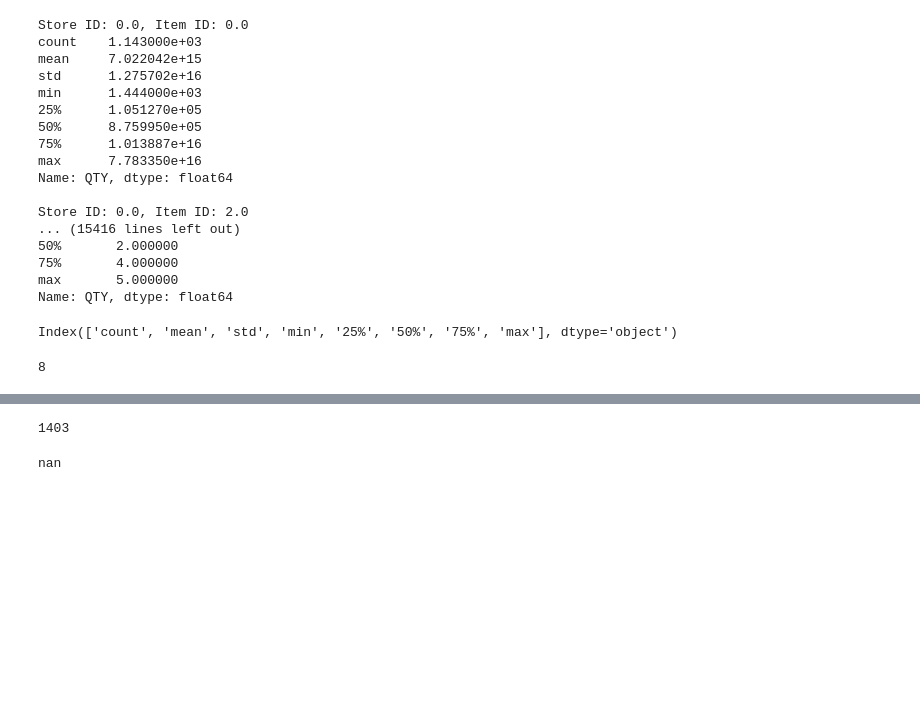
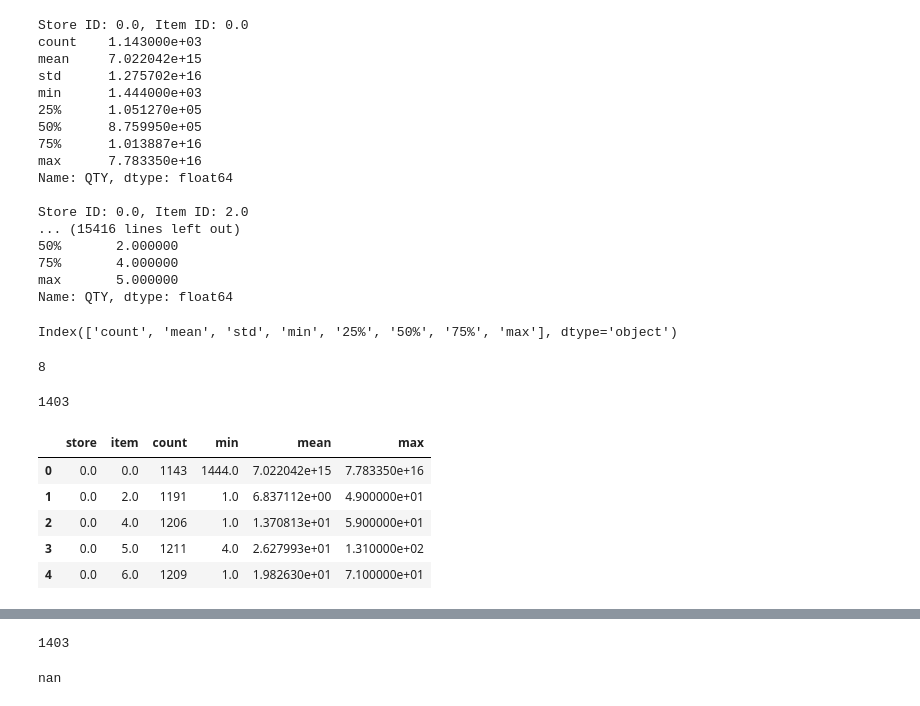
Before and after one commit to sekR4/pred_sale_01, a Jupyter notebook: EDA.ipynb, the cells around one changed output, grey strips where cells are left out. Saved outputs shown, nothing was run; the diff lists cells and outputs as text; code cells hidden in the pictures; blank space fills up the shorter version.

```diff
--- a/EDA.ipynb
+++ b/EDA.ipynb
@@ -197,11 +197,22 @@ for store in list(df.STORE_ID.unique()):
 #         print('min: {}, mean: {}, max: {}'.format(df[(df.STORE_ID == store)&(df.ITEM_ID==item)].QTY.min(),
 #                                                   df[(df.STORE_ID == store)&(df.ITEM_ID==item)].QTY.mean(),
 #                                                   df[(df.STORE_ID == store)&(df.ITEM_ID==item)].QTY.max()),'\n')
+# %%
+len(items)
+# %% [output]
+1403
 # %%
-# summary = pd.DataFrame({'store':stores,
-#                 'item':items,
-#                 'count':counts,
-#                 'min':mins,
-#                 'mean':means,
-#                 'max':maxs})
-# summary.head()
+summary = pd.DataFrame({'store':stores,
+                'item':items,
+                'count':counts,
+                'min':mins,
+                'mean':means,
+                'max':maxs})
+summary.head()
+# %% [output]
+|  | store | item | count | min | mean | max |
+| 0 | 0.0 | 0.0 | 1143 | 1444.0 | 7.022042e+15 | 7.783350e+16 |
+| 1 | 0.0 | 2.0 | 1191 | 1.0 | 6.837112e+00 | 4.900000e+01 |
+| 2 | 0.0 | 4.0 | 1206 | 1.0 | 1.370813e+01 | 5.900000e+01 |
+| 3 | 0.0 | 5.0 | 1211 | 4.0 | 2.627993e+01 | 1.310000e+02 |
+| 4 | 0.0 | 6.0 | 1209 | 1.0 | 1.982630e+01 | 7.100000e+01 |
```
Also changed, not shown: parts of 10 cells of this notebook, 2 other files.
